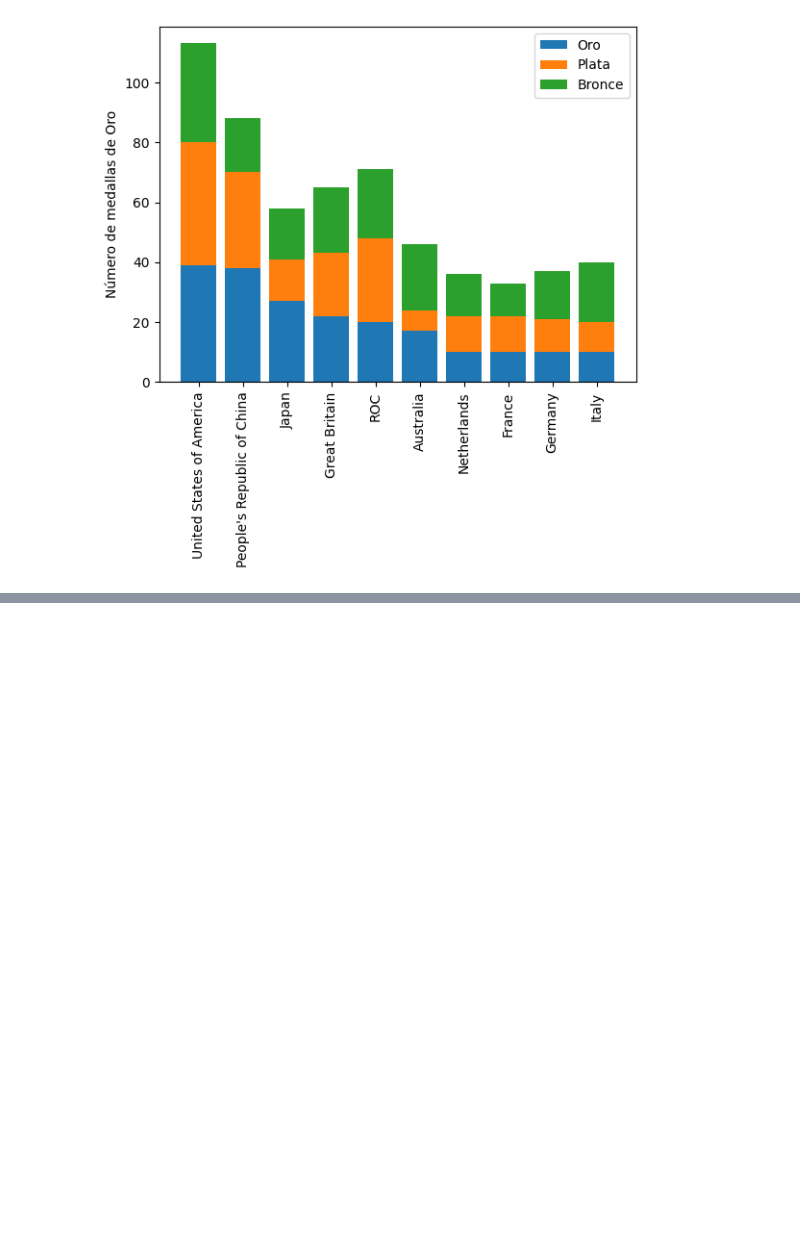
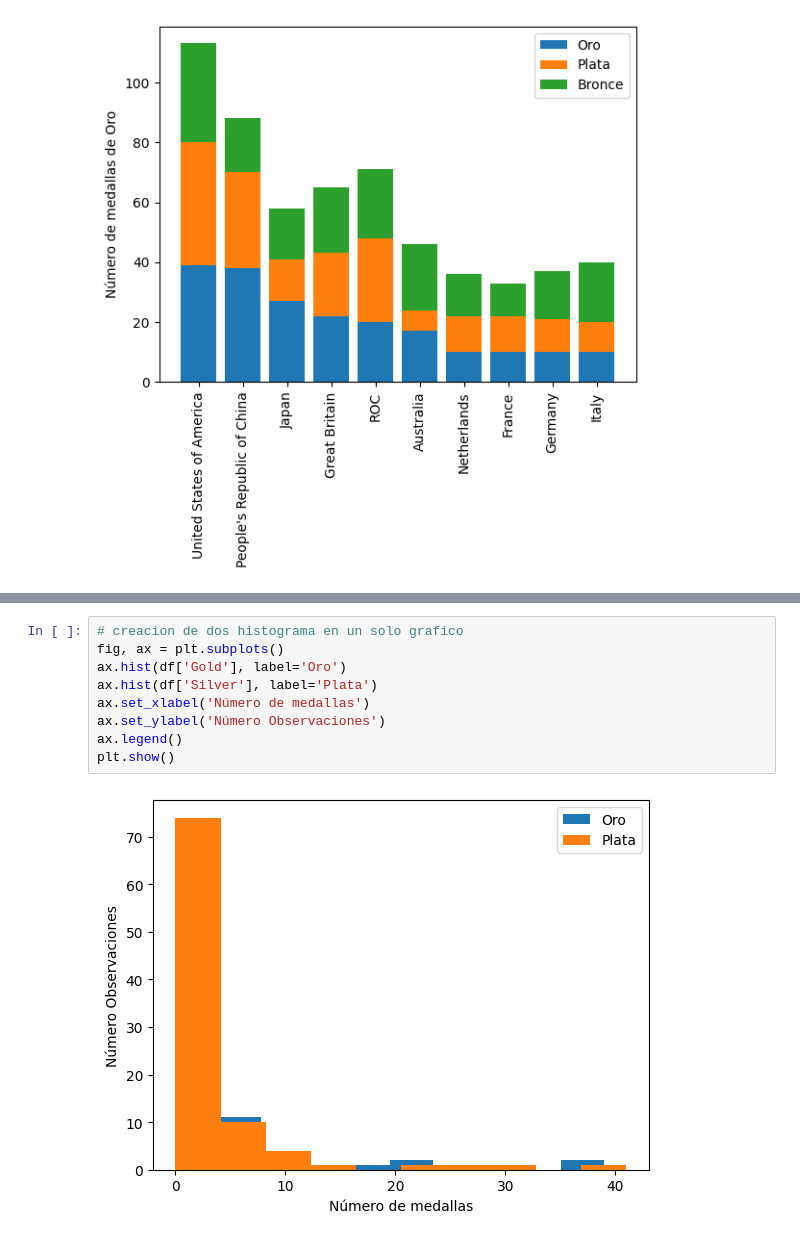
Before and after one commit to Benmaza/Benmaza, a Jupyter notebook: EBAC/16_Matplotlib_3.ipynb, the cells around one changed output, grey strips where cells are left out. Saved outputs shown, nothing was run; the diff lists cells and outputs as text; blank space fills up the shorter version.

```diff
--- a/EBAC/16_Matplotlib_3.ipynb
+++ b/EBAC/16_Matplotlib_3.ipynb
@@ -59,0 +69,11 @@ plt.show()
+# %%
+# creacion de dos histograma en un solo grafico
+fig, ax = plt.subplots()
+ax.hist(df['Gold'], label='Oro')
+ax.hist(df['Silver'], label='Plata')
+ax.set_xlabel('Número de medallas')
+ax.set_ylabel('Número Observaciones')
+ax.legend()
+plt.show()
+# %% [output]
+[figure, added]
```
Also changed, not shown: parts of 7 cells of this notebook, 1 other file.
